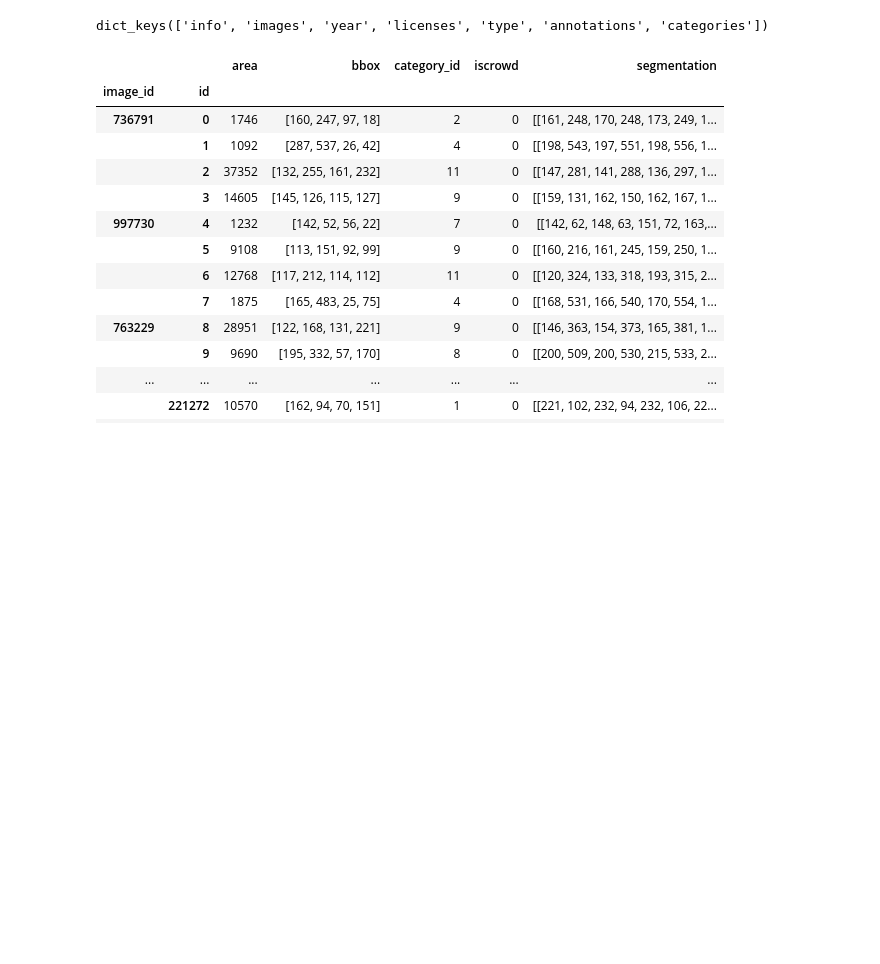
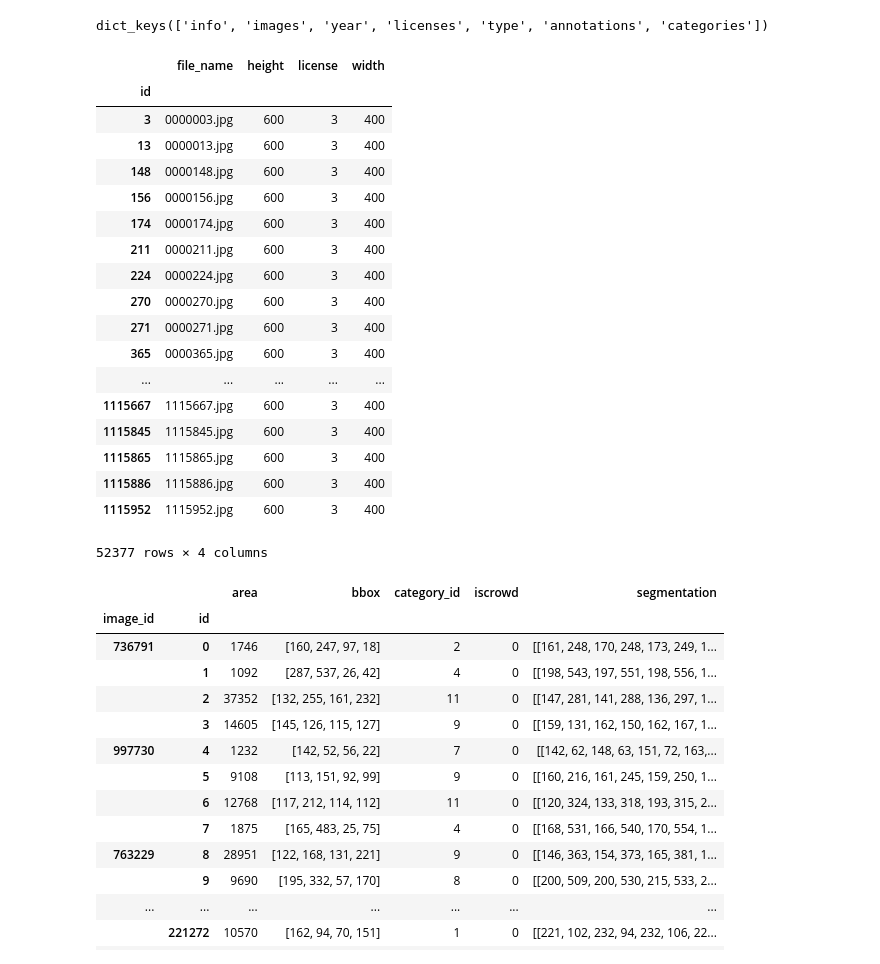
Before and after one commit to eBay/modanet, a Jupyter notebook: ModaNet.ipynb, the cells around one changed output. Drawn from its saved outputs; the diff is of its cells as text; code cells hidden in the pictures; blank space fills up the shorter version.

```diff
--- a/ModaNet.ipynb
+++ b/ModaNet.ipynb
@@ -11,8 +11,28 @@ d.keys()
 dict_keys(['info', 'images', 'year', 'licenses', 'type', 'annotations', 'categories'])
 # %%
 # 'images' dataframe is not needed
-# df = pd.DataFrame(d['images']).set_index('id').sort_index()
-# df
+df = pd.DataFrame(d['images']).set_index('id').sort_index()
+df
+# %% [output]
+|  | file_name | height | license | width |
+| id |  |  |  |  |
+| 3 | 0000003.jpg | 600 | 3 | 400 |
+| 13 | 0000013.jpg | 600 | 3 | 400 |
+| 148 | 0000148.jpg | 600 | 3 | 400 |
+| 156 | 0000156.jpg | 600 | 3 | 400 |
+| 174 | 0000174.jpg | 600 | 3 | 400 |
+| 211 | 0000211.jpg | 600 | 3 | 400 |
+| 224 | 0000224.jpg | 600 | 3 | 400 |
+| 270 | 0000270.jpg | 600 | 3 | 400 |
+| 271 | 0000271.jpg | 600 | 3 | 400 |
+| 365 | 0000365.jpg | 600 | 3 | 400 |
+| ... | ... | ... | ... | ... |
+| 1115667 | 1115667.jpg | 600 | 3 | 400 |
+| 1115845 | 1115845.jpg | 600 | 3 | 400 |
+| 1115865 | 1115865.jpg | 600 | 3 | 400 |
+| 1115886 | 1115886.jpg | 600 | 3 | 400 |
+| 1115952 | 1115952.jpg | 600 | 3 | 400 |
+52377 rows × 4 columns
 # %%
 # This is needed
 
```
Also changed, not shown: parts of 7 cells of this notebook, 1 other file.
